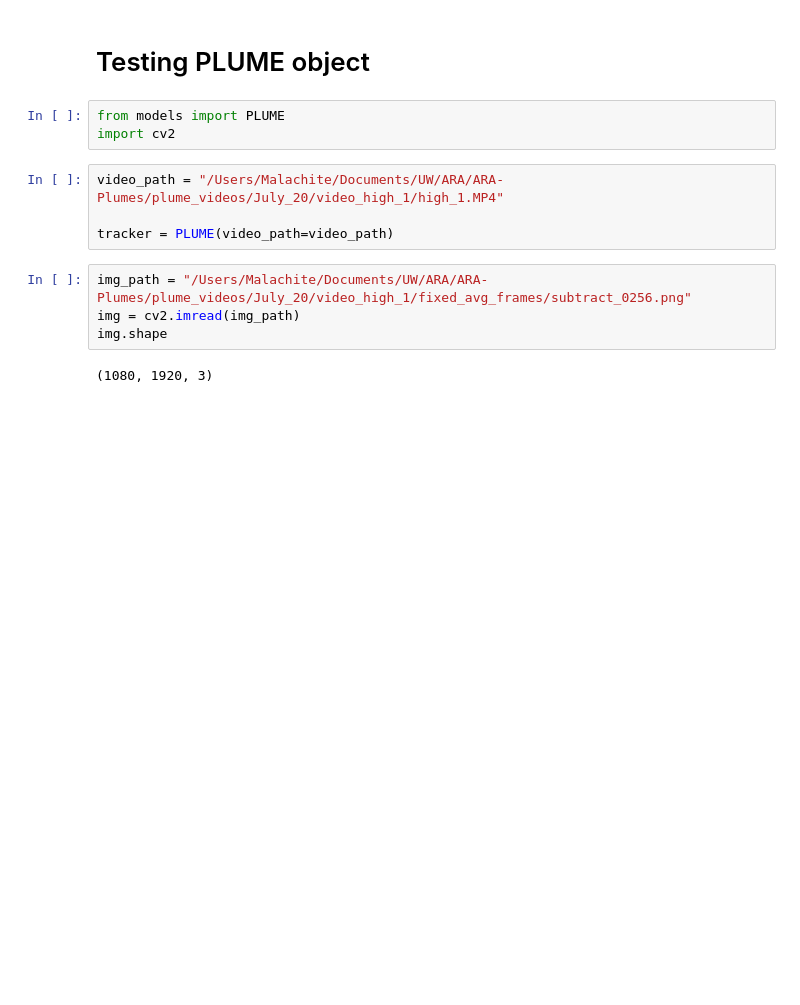
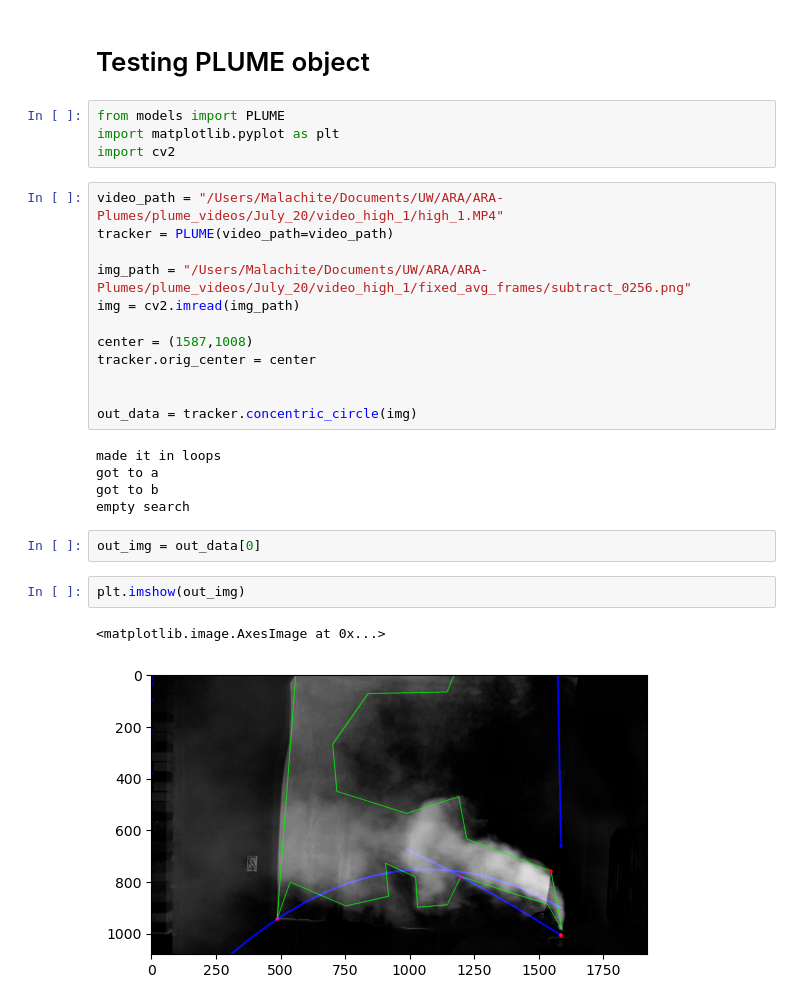
Before and after one commit to Jacob-Stevens-Haas/ARA-Plumes, a Jupyter notebook: tutorial.ipynb, the cells around one changed output. Cells and saved outputs as stored; diff of their text form; blank space fills up the shorter version.

```diff
--- a/tutorial.ipynb
+++ b/tutorial.ipynb
@@ -34,14 +34,29 @@ fixed_average_subtract(frames_path=frames_path,
 # Testing PLUME object
 # %%
 from models import PLUME
+import matplotlib.pyplot as plt
 import cv2
 # %%
 video_path = "/Users/Malachite/Documents/UW/ARA/ARA-Plumes/plume_videos/July_20/video_high_1/high_1.MP4"
+tracker = PLUME(video_path=video_path)
 
-tracker = PLUME(video_path=video_path)
+img_path = "/Users/Malachite/Documents/UW/ARA/ARA-Plumes/plume_videos/July_20/video_high_1/fixed_avg_frames/subtract_0256.png"
+img = cv2.imread(img_path)
+
+center = (1587,1008)
+tracker.orig_center = center
+
+
+out_data = tracker.concentric_circle(img)
+# %% [output]
+made it in loops
+got to a
+got to b
+empty search
-# %%
-img_path = "/Users/Malachite/Documents/UW/ARA/ARA-Plumes/plume_videos/July_20/video_high_1/fixed_avg_frames/subtract_0256.png"
-img = cv2.imread(img_path)
-img.shape
-# %% [output]
-(1080, 1920, 3)
+# %%
+out_img = out_data[0]
+# %%
+plt.imshow(out_img)
+# %% [output]
+<matplotlib.image.AxesImage at 0x...>
+[figure, added]
```
Also changed, not shown: 2 other files.
